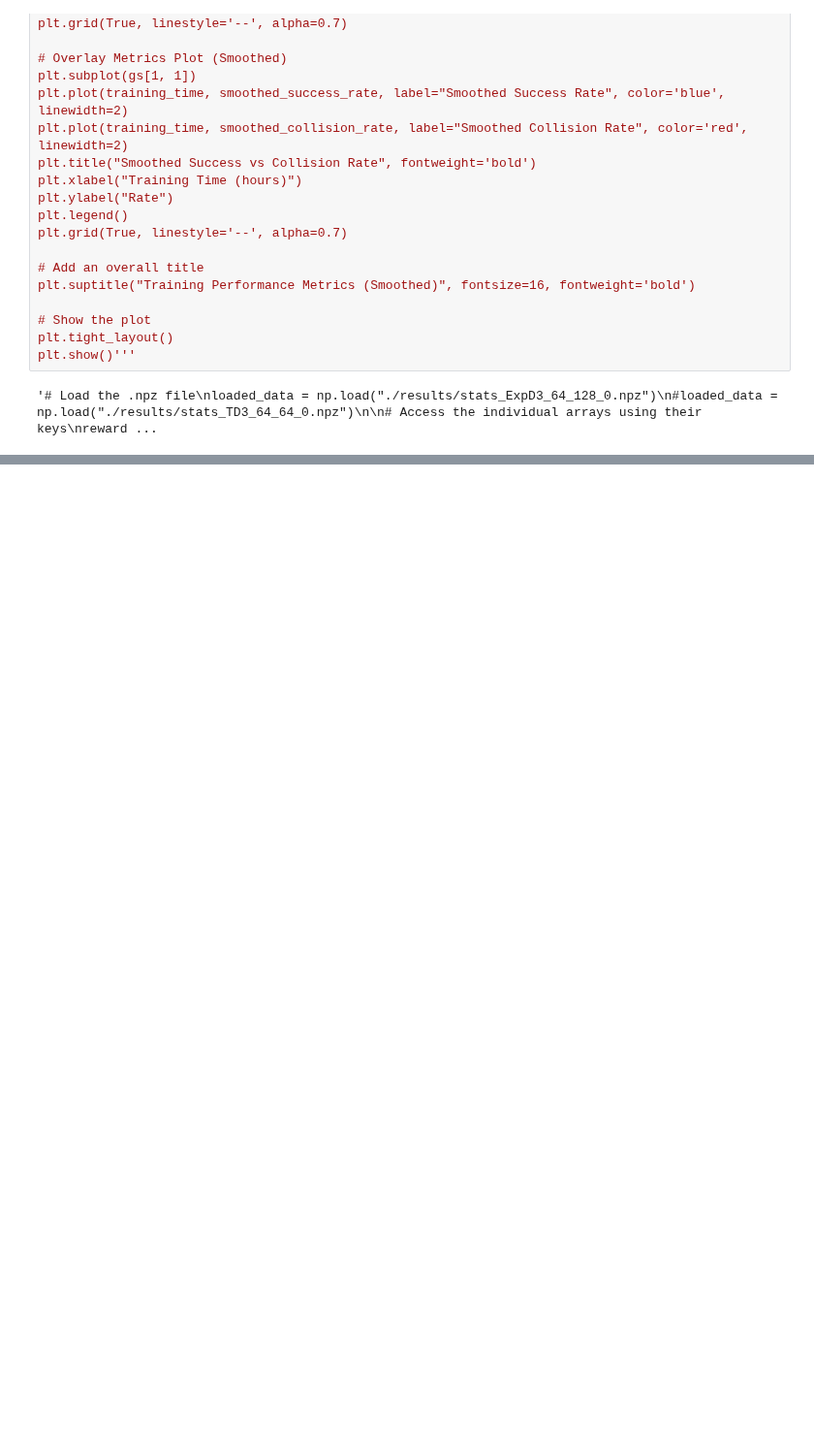
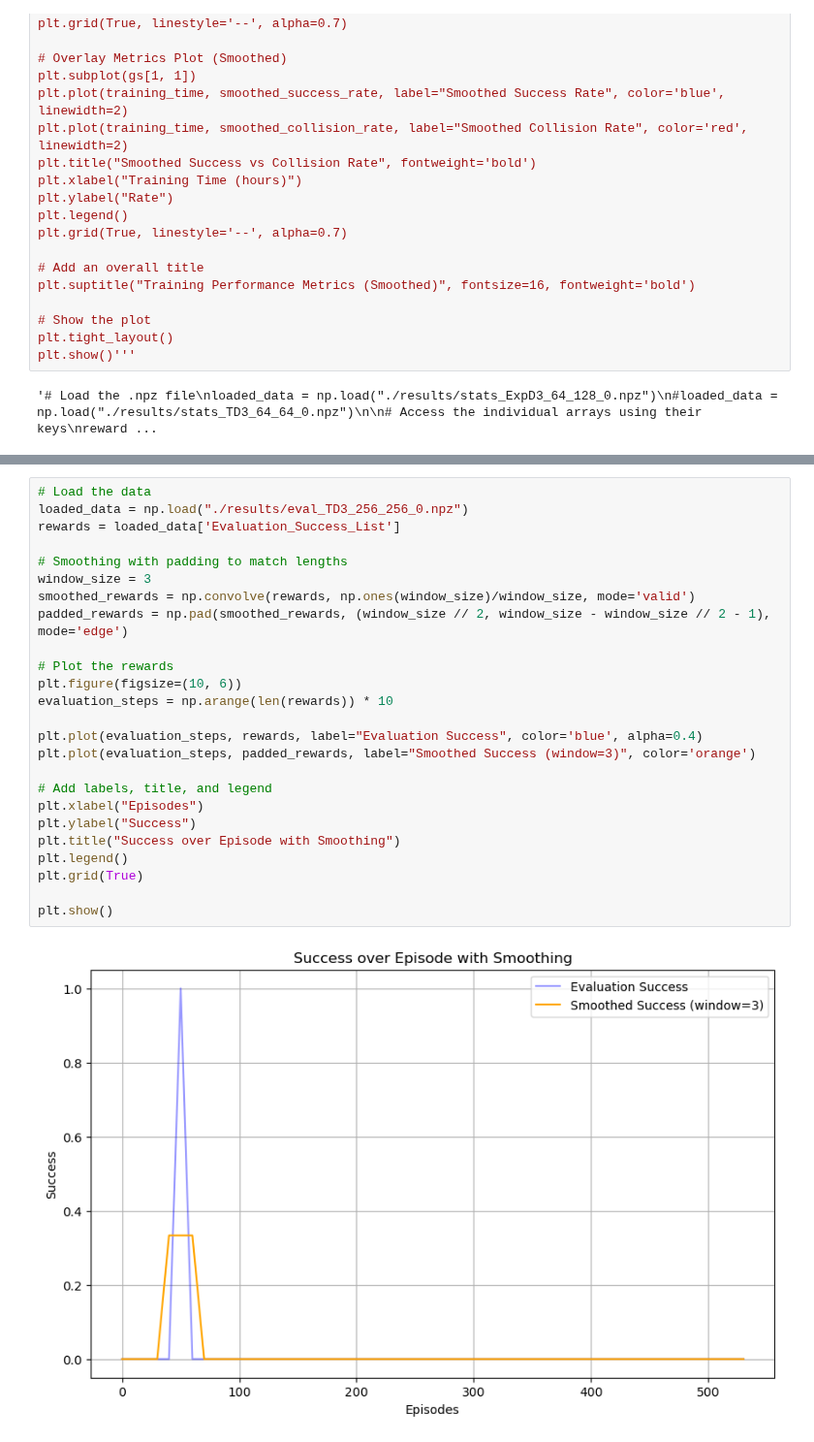
Before and after one commit to turcato-niccolo/test_turtlebot, a Jupyter notebook: results_gazebo.ipynb, the cells around one changed output, grey strips where cells are left out. Shown at 97% size. Cells and saved outputs as stored; diff of their text form; blank space fills up the shorter version.

```diff
--- a/results_gazebo.ipynb
+++ b/results_gazebo.ipynb
@@ -308,0 +309,27 @@ plt.show()
+# %%
+# Load the data
+loaded_data = np.load("./results/eval_TD3_256_256_0.npz")
+rewards = loaded_data['Evaluation_Success_List']
+
+# Smoothing with padding to match lengths
+window_size = 3
+smoothed_rewards = np.convolve(rewards, np.ones(window_size)/window_size, mode='valid')
+padded_rewards = np.pad(smoothed_rewards, (window_size // 2, window_size - window_size // 2 - 1), mode='edge')
+
+# Plot the rewards
+plt.figure(figsize=(10, 6))
+evaluation_steps = np.arange(len(rewards)) * 10
+
+plt.plot(evaluation_steps, rewards, label="Evaluation Success", color='blue', alpha=0.4)
+plt.plot(evaluation_steps, padded_rewards, label="Smoothed Success (window=3)", color='orange')
+
+# Add labels, title, and legend
+plt.xlabel("Episodes")
+plt.ylabel("Success")
+plt.title("Success over Episode with Smoothing")
+plt.legend()
+plt.grid(True)
+
+plt.show()
+# %% [output]
+[figure, added]
```
Also changed, not shown: parts of 1 cell of this notebook, 1 other file.
